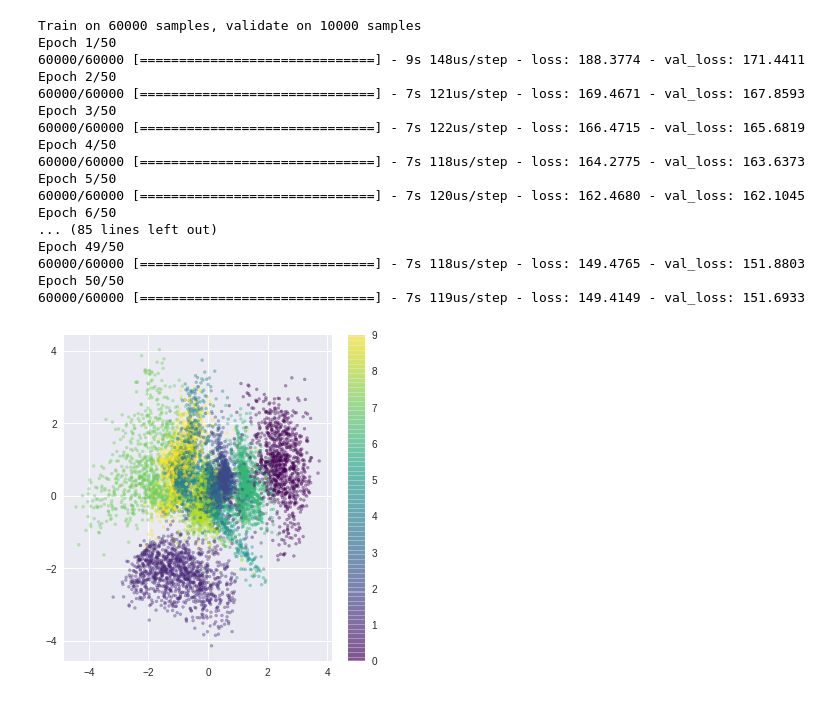
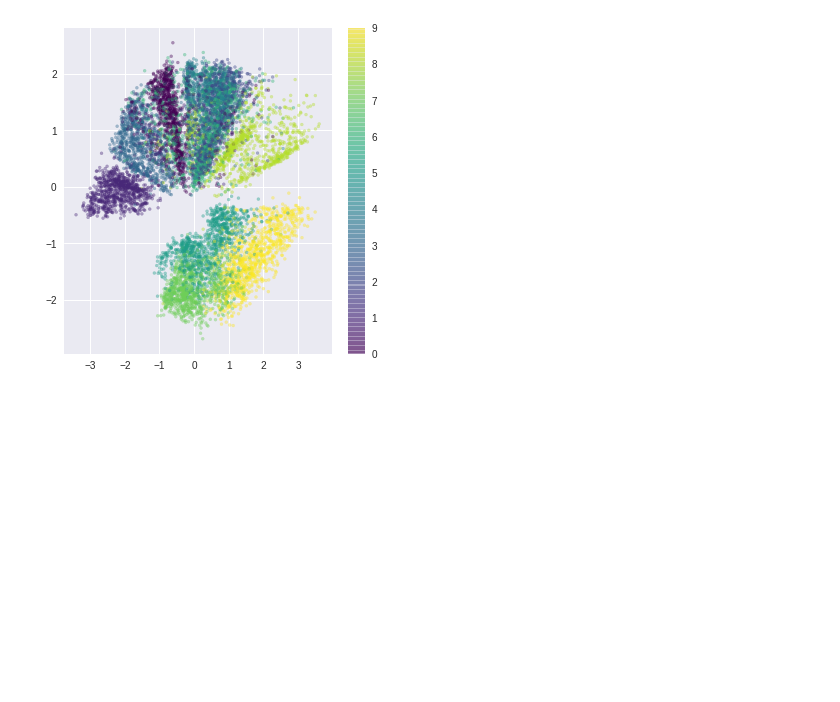
Before and after one commit to ss-is-master-chief/Variational.Autoencoder-Keras, a Jupyter notebook: VAE_Keras.ipynb, the cells around one changed output. Drawn from its saved outputs; the diff is of its cells as text; code cells hidden in the pictures; blank space fills up the shorter version.

```diff
--- a/VAE_Keras.ipynb
+++ b/VAE_Keras.ipynb
@@ -7,7 +7,7 @@ from keras import backend as K
 
 from keras.layers import Input, Dense, Lambda, Layer, Add, Multiply
 from keras.models import Model, Sequential
-from keras.datasets import mnist
+from keras.datasets import fashion_mnist
 
 
 original_dim = 784
@@ -19,18 +19,11 @@ epsilon_std = 1.0
 
 
 def nll(y_true, y_pred):
-    """ Negative log likelihood (Bernoulli). """
 
-    # keras.losses.binary_crossentropy gives the mean
-    # over the last axis. we require the sum
     return K.sum(K.binary_crossentropy(y_true, y_pred), axis=-1)
 
 
 class KLDivergenceLayer(Layer):
-
-    """ Identity transform layer that adds KL divergence
-    to the final model loss.
-    """
 
     def __init__(self, *args, **kwargs):
         self.is_placeholder = True
@@ -73,8 +66,7 @@ x_pred = decoder(z)
 vae = Model(inputs=[x, eps], outputs=x_pred)
 vae.compile(optimizer='rmsprop', loss=nll)
 
-# train the VAE on MNIST digits
-(x_train, y_train), (x_test, y_test) = mnist.load_data()
+(x_train, y_train), (x_test, y_test) = fashion_mnist.load_data()
 x_train = x_train.reshape(-1, original_dim) / 255.
 x_test = x_test.reshape(-1, original_dim) / 255.
 
@@ -87,29 +79,25 @@ vae.fit(x_train,
 
 encoder = Model(x, z_mu)
 
-# display a 2D plot of the digit classes in the latent space
 z_test = encoder.predict(x_test, batch_size=batch_size)
-plt.figure(figsize=(6, 6))
+
+plt.figure(figsize=(20, 20))
 plt.scatter(z_test[:, 0], z_test[:, 1], c=y_test,
             alpha=.4, s=3**2, cmap='viridis')
 plt.colorbar()
-plt.show()
+plt.savefig('scatter.png')
 
-# display a 2D manifold of the digits
-n = 15  # figure with 15x15 digits
+
+n = 15
 digit_size = 28
 
-# linearly spaced coordinates on the unit square were transformed
-# through the inverse CDF (ppf) of the Gaussian to produce values
-# of the latent variables z, since the prior of the latent space
-# is Gaussian
 u_grid = np.dstack(np.meshgrid(np.linspace(0.05, 0.95, n),
                                np.linspace(0.05, 0.95, n)))
 z_grid = norm.ppf(u_grid)
 x_decoded = decoder.predict(z_grid.reshape(n*n, 2))
 x_decoded = x_decoded.reshape(n, n, digit_size, digit_size)
 
-plt.figure(figsize=(10, 10))
-plt.imshow(np.block(list(map(list, x_decoded))), cmap='gray')
-plt.show()
+plt.figure(figsize=(20, 20))
+plt.imshow(np.block(list(map(list, x_decoded))), cmap='gnuplot2')
+plt.savefig('mapped.png')
 # %% [output]
@@ -117,18 +121 @@ Using TensorFlow backend.
-Train on 60000 samples, validate on 10000 samples
-Epoch 1/50
-60000/60000 [==============================] - 9s 148us/step - loss: 188.3774 - val_loss: 171.4411
-Epoch 2/50
-60000/60000 [==============================] - 7s 121us/step - loss: 169.4671 - val_loss: 167.8593
-Epoch 3/50
-60000/60000 [==============================] - 7s 122us/step - loss: 166.4715 - val_loss: 165.6819
-Epoch 4/50
-60000/60000 [==============================] - 7s 118us/step - loss: 164.2775 - val_loss: 163.6373
-Epoch 5/50
-60000/60000 [==============================] - 7s 120us/step - loss: 162.4680 - val_loss: 162.1045
-Epoch 6/50
-... (85 lines left out)
-Epoch 49/50
-60000/60000 [==============================] - 7s 118us/step - loss: 149.4765 - val_loss: 151.8803
-Epoch 50/50
-60000/60000 [==============================] - 7s 119us/step - loss: 149.4149 - val_loss: 151.6933
-[figure, old version]
+[figure, new version]
```
Also changed, not shown: parts of 1 cell of this notebook, 3 other files.
